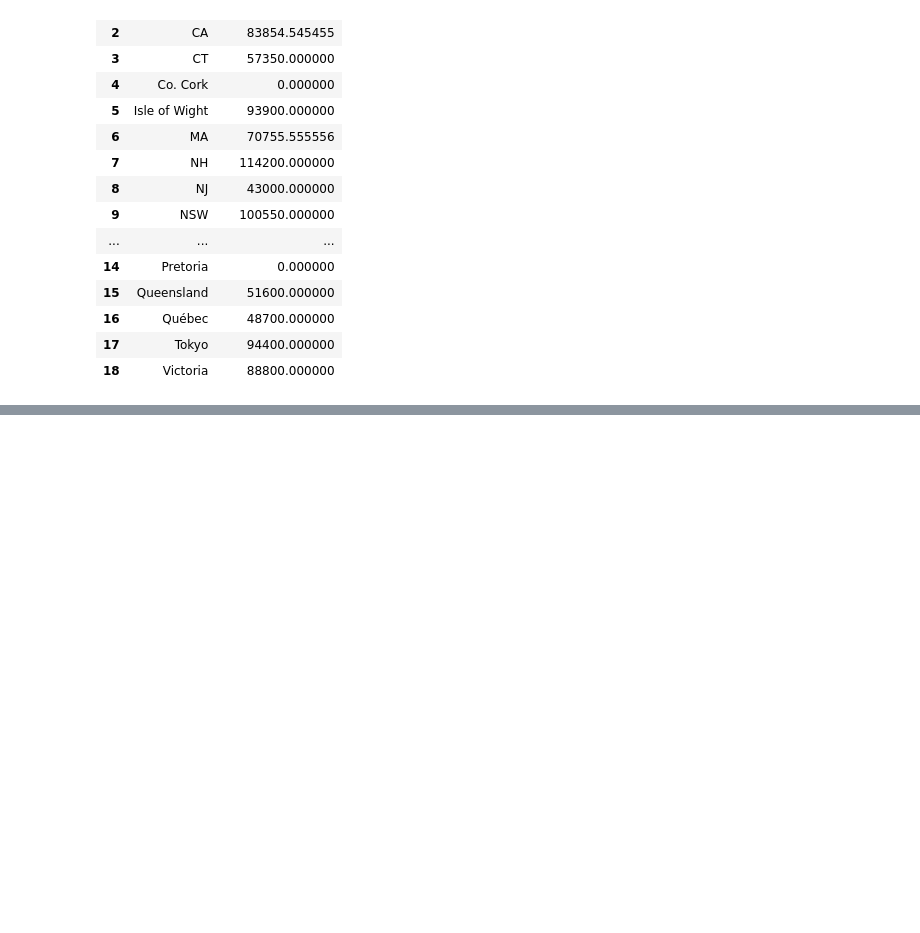
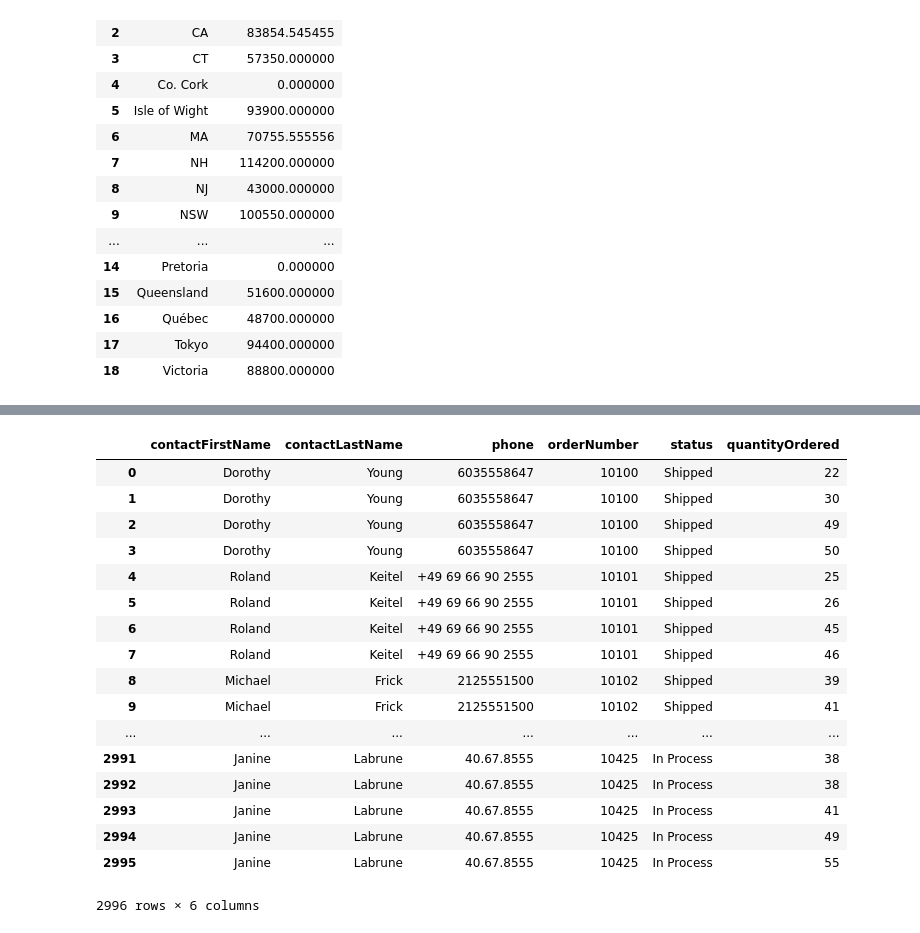
Before and after one commit to Yee-Brian14/dsc-more-practice-with-sql-queries-lab-nyc-ds-071519, a Jupyter notebook: index.ipynb, the cells around one changed output, grey strips where cells are left out. Saved outputs shown, nothing was run; the diff lists cells and outputs as text; code cells hidden in the pictures; blank space fills up the shorter version.

```diff
--- a/index.ipynb
+++ b/index.ipynb
@@ -104,7 +104,29 @@ Now, write a query that uses JOIN statements to get the customer name, customer
 # %%
 cursor.execute("""SELECT contactFirstName, contactLastName, phone, orderNumber, status, quantityOrdered
                 FROM customers JOIN orders USING(customerNumber) JOIN orderdetails USING(orderNumber)
                 """)
+df = pd.DataFrame(cursor.fetchall())
+df.columns = [x[0] for x in cursor.description]
+df
+# %% [output]
+|  | contactFirstName | contactLastName | phone | orderNumber | status | quantityOrdered |
+| 0 | Dorothy | Young | 6035558647 | 10100 | Shipped | 22 |
+| 1 | Dorothy | Young | 6035558647 | 10100 | Shipped | 30 |
+| 2 | Dorothy | Young | 6035558647 | 10100 | Shipped | 49 |
+| 3 | Dorothy | Young | 6035558647 | 10100 | Shipped | 50 |
+| 4 | Roland | Keitel | +49 69 66 90 2555 | 10101 | Shipped | 25 |
+| 5 | Roland | Keitel | +49 69 66 90 2555 | 10101 | Shipped | 26 |
+| 6 | Roland | Keitel | +49 69 66 90 2555 | 10101 | Shipped | 45 |
+| 7 | Roland | Keitel | +49 69 66 90 2555 | 10101 | Shipped | 46 |
+| 8 | Michael | Frick | 2125551500 | 10102 | Shipped | 39 |
+| 9 | Michael | Frick | 2125551500 | 10102 | Shipped | 41 |
+| ... | ... | ... | ... | ... | ... | ... |
+| 2991 | Janine | Labrune | 40.67.8555 | 10425 | In Process | 38 |
+| 2992 | Janine | Labrune | 40.67.8555 | 10425 | In Process | 38 |
+| 2993 | Janine | Labrune | 40.67.8555 | 10425 | In Process | 41 |
+| 2994 | Janine | Labrune | 40.67.8555 | 10425 | In Process | 49 |
+| 2995 | Janine | Labrune | 40.67.8555 | 10425 | In Process | 55 |
+2996 rows × 6 columns
 # %% [markdown]
 #### Expected Output
 
```
